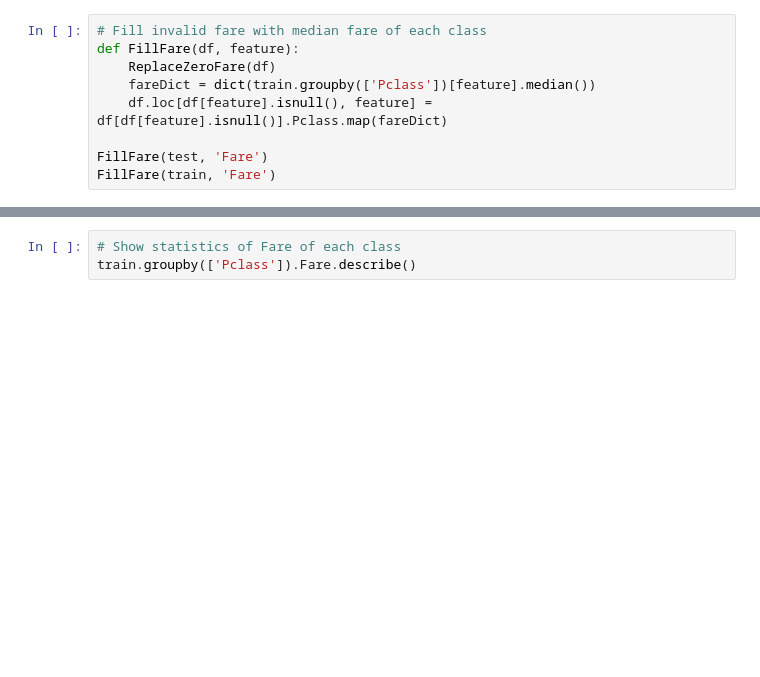
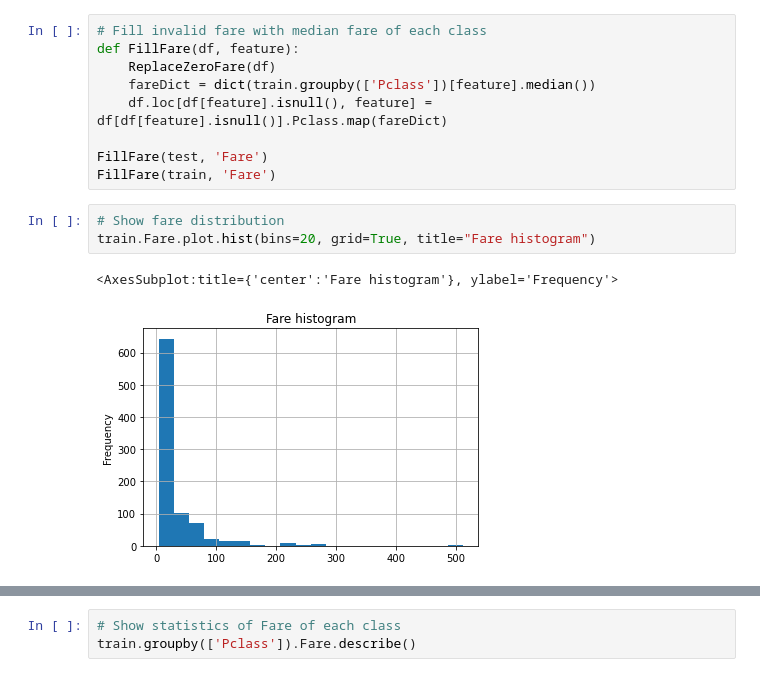
Before and after one commit to jenny-chou/Kaggle-Titanic, a Jupyter notebook: Kaggle_Titanic.ipynb, the cells around one changed output, grey strips where cells are left out. Drawn from its saved outputs; the diff is of its cells as text; blank space fills up the shorter version.

Commit message:
Minor update notebook and add images

```diff
--- a/Kaggle_Titanic.ipynb
+++ b/Kaggle_Titanic.ipynb
@@ -584,3 +584,9 @@ def FillFare(df, feature):
 
 FillFare(test, 'Fare')
 FillFare(train, 'Fare')
+# %%
+# Show fare distribution
+train.Fare.plot.hist(bins=20, grid=True, title="Fare histogram")
+# %% [output]
+<AxesSubplot:title={'center':'Fare histogram'}, ylabel='Frequency'>
+[figure, added]
```
Also changed, not shown: parts of 5 cells of this notebook, 3 other files.
